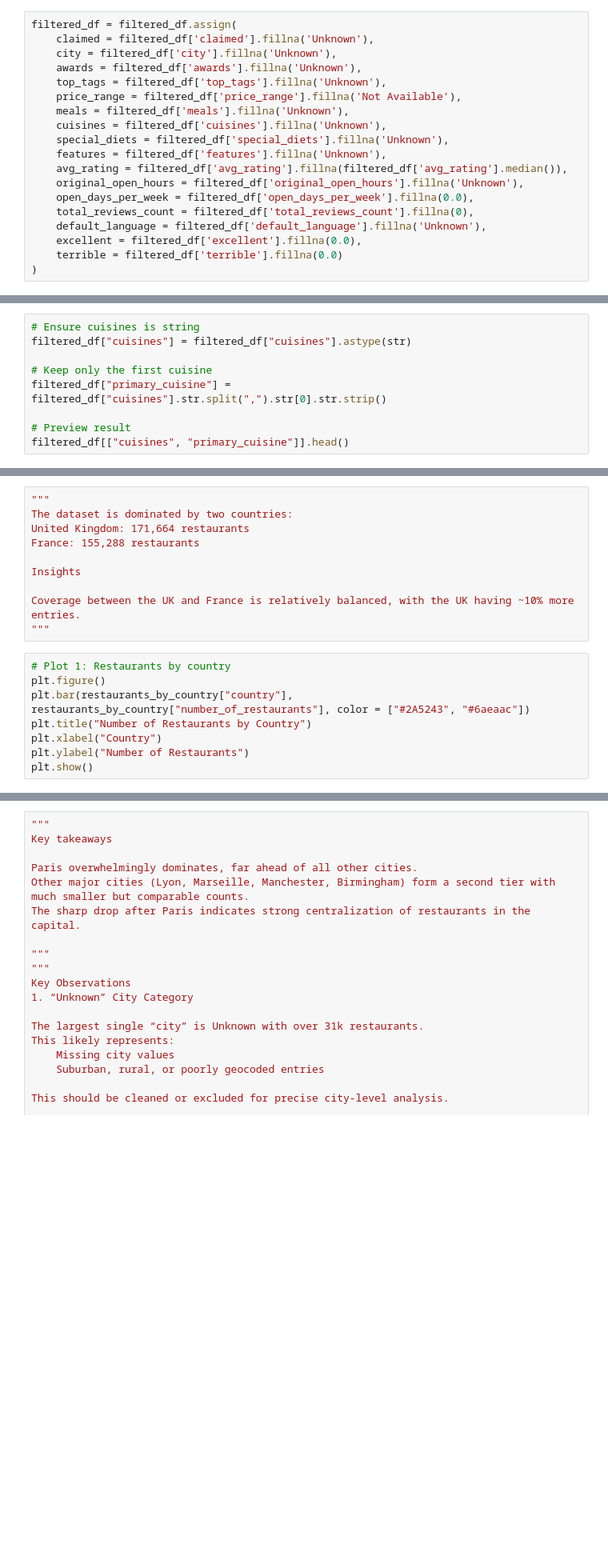
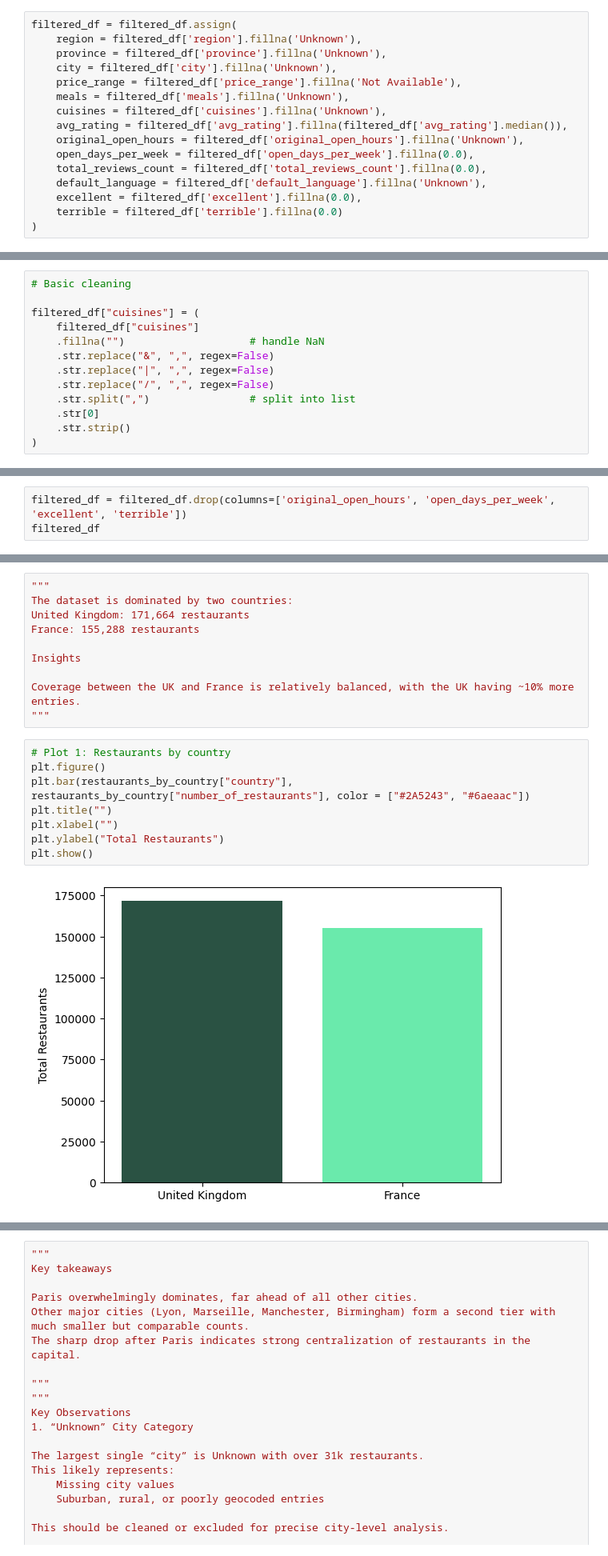
Before and after one commit to CharulMathur4592/tripadvisor_restaurants_analysis, a Jupyter notebook: notebooks/tripadvisor_european_restaurants.ipynb, the cells around one changed output, grey strips where cells are left out. Shown: that part at 80% size. Cells and saved outputs as stored; diff of their text form; blank space fills up the shorter version.

```diff
--- a/notebooks/tripadvisor_european_restaurants.ipynb
+++ b/notebooks/tripadvisor_european_restaurants.ipynb
@@ -41,18 +108,15 @@ filtered_df.isna().sum()
 # %%
 filtered_df = filtered_df.assign(
-    claimed = filtered_df['claimed'].fillna('Unknown'),
+    region = filtered_df['region'].fillna('Unknown'),
+    province = filtered_df['province'].fillna('Unknown'),
     city = filtered_df['city'].fillna('Unknown'),
-    awards = filtered_df['awards'].fillna('Unknown'),
-    top_tags = filtered_df['top_tags'].fillna('Unknown'),
     price_range = filtered_df['price_range'].fillna('Not Available'),
     meals = filtered_df['meals'].fillna('Unknown'),
     cuisines = filtered_df['cuisines'].fillna('Unknown'),
-    special_diets = filtered_df['special_diets'].fillna('Unknown'),
-    features = filtered_df['features'].fillna('Unknown'),
     avg_rating = filtered_df['avg_rating'].fillna(filtered_df['avg_rating'].median()),
     original_open_hours = filtered_df['original_open_hours'].fillna('Unknown'),
     open_days_per_week = filtered_df['open_days_per_week'].fillna(0.0),
-    total_reviews_count = filtered_df['total_reviews_count'].fillna(0),
+    total_reviews_count = filtered_df['total_reviews_count'].fillna(0.0),
     default_language = filtered_df['default_language'].fillna('Unknown'),
     excellent = filtered_df['excellent'].fillna(0.0),
     terrible = filtered_df['terrible'].fillna(0.0)
@@ -68,9 +145,0 @@ filtered_df.dtypes
-# %%
-# Ensure cuisines is string
-filtered_df["cuisines"] = filtered_df["cuisines"].astype(str)
-
-# Keep only the first cuisine
-filtered_df["primary_cuisine"] = filtered_df["cuisines"].str.split(",").str[0].str.strip()
-
-# Preview result
-filtered_df[["cuisines", "primary_cuisine"]].head()
@@ -78,0 +146,13 @@ filtered_df.head(15)
+# %%
+# Basic cleaning
+
+filtered_df["cuisines"] = (
+    filtered_df["cuisines"]
+    .fillna("")                    # handle NaN
+    .str.replace("&", ",", regex=False)
+    .str.replace("|", ",", regex=False)
+    .str.replace("/", ",", regex=False)
+    .str.split(",")                # split into list
+    .str[0]
+    .str.strip()
+)
@@ -78,0 +181,3 @@ filtered_df.head(15)
+# %%
+filtered_df = filtered_df.drop(columns=['original_open_hours', 'open_days_per_week', 'excellent', 'terrible'])
+filtered_df
@@ -104,10 +227,12 @@ Coverage between the UK and France is relatively balanced, with the UK having ~1
 # %%
 # Plot 1: Restaurants by country
 plt.figure()
 plt.bar(restaurants_by_country["country"], restaurants_by_country["number_of_restaurants"], color = ["#2A5243", "#6aeaac"])
-plt.title("Number of Restaurants by Country")
-plt.xlabel("Country")
-plt.ylabel("Number of Restaurants")
+plt.title("")
+plt.xlabel("")
+plt.ylabel("Total Restaurants")
 plt.show()
+# %% [output]
+[figure, added]
 # %%
 # Count restaurants by city
```
Also changed, not shown: parts of 186 cells of this notebook, 2 other files.
